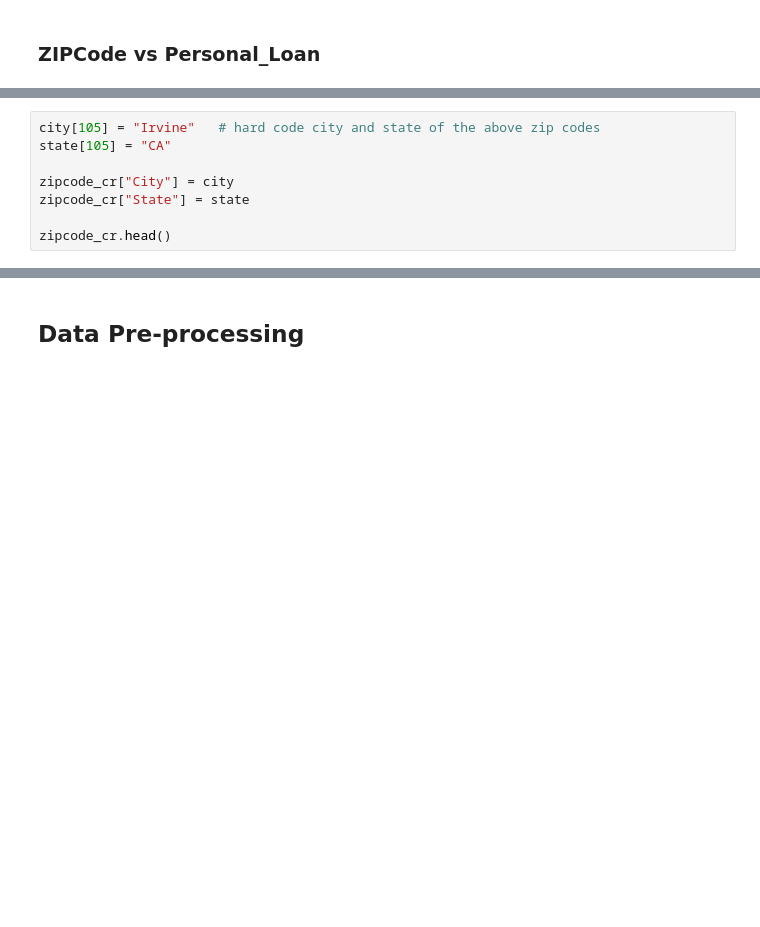
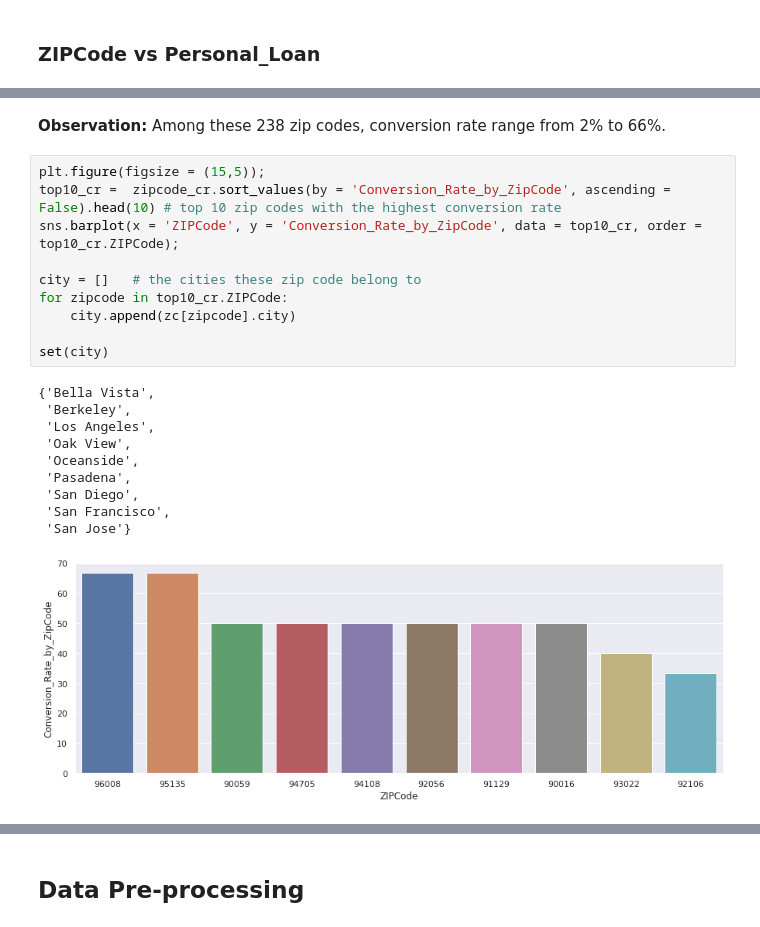
Before and after one commit to liangym2014/Data-science-and-machine-learning, a Jupyter notebook: 3.Personal_Loan_Campaign_Solution.ipynb, the cells around one changed output, grey strips where cells are left out. Saved outputs shown, nothing was run; the diff lists cells and outputs as text; blank space fills up the shorter version.

```diff
--- a/3.Personal_Loan_Campaign_Solution.ipynb
+++ b/3.Personal_Loan_Campaign_Solution.ipynb
@@ -464,8 +506,0 @@ zip codes not found:  [(105, 92717)]
-# %%
-city[105] = "Irvine"   # hard code city and state of the above zip codes
-state[105] = "CA"
-
-zipcode_cr["City"] = city
-zipcode_cr["State"] = state
-
-zipcode_cr.head()
@@ -496,0 +513,23 @@ Let's check the zipcode with the highest conversion rate and number of asset cus
+# %% [markdown]
+**Observation:** Among these 238 zip codes, conversion rate range from 2% to 66%.
+# %%
+plt.figure(figsize = (15,5));
+top10_cr =  zipcode_cr.sort_values(by = 'Conversion_Rate_by_ZipCode', ascending = False).head(10) # top 10 zip codes with the highest conversion rate
+sns.barplot(x = 'ZIPCode', y = 'Conversion_Rate_by_ZipCode', data = top10_cr, order = top10_cr.ZIPCode);
+
+city = []   # the cities these zip code belong to
+for zipcode in top10_cr.ZIPCode:
+    city.append(zc[zipcode].city)
+
+set(city)
+# %% [output]
+{'Bella Vista',
+ 'Berkeley',
+ 'Los Angeles',
+ 'Oak View',
+ 'Oceanside',
+ 'Pasadena',
+ 'San Diego',
+ 'San Francisco',
+ 'San Jose'}
+[figure, added]
```
Also changed, not shown: parts of 51 cells of this notebook.
